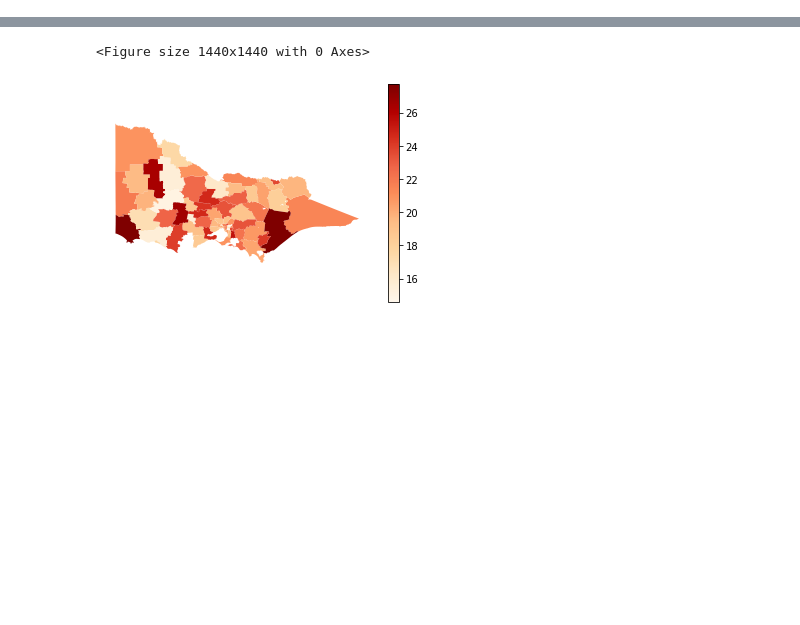
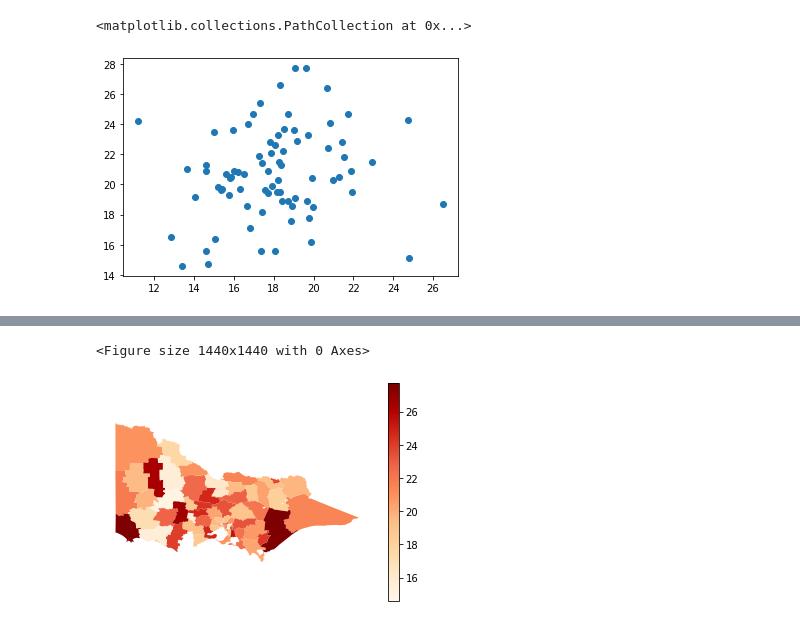
Before and after one commit to owowouwu/Youth-DS-Project, a Jupyter notebook: analysis2.ipynb, the cells around one changed output, grey strips where cells are left out. Cells and saved outputs as stored; diff of their text form; code cells hidden in the pictures; blank space fills up the shorter version.

```diff
--- a/analysis2.ipynb
+++ b/analysis2.ipynb
@@ -37,3 +40,8 @@ sns.pairplot(lgaData)
+# %%
+plt.scatter(lgaData['Absences'], lgaData['Depression Rate'])
+# %% [output]
+<matplotlib.collections.PathCollection at 0x...>
+[figure, added]
 # %%
 vicLGA = gpd.read_file('./shapefiles/VIC_LGA_POLYGON_SHP.shp')
 vicDHS = gpd.read_file('./shapefiles/VIC_DHS_POLYGON_SHP.shp')
```
Also changed, not shown: parts of 22 cells of this notebook, 12 other files.
